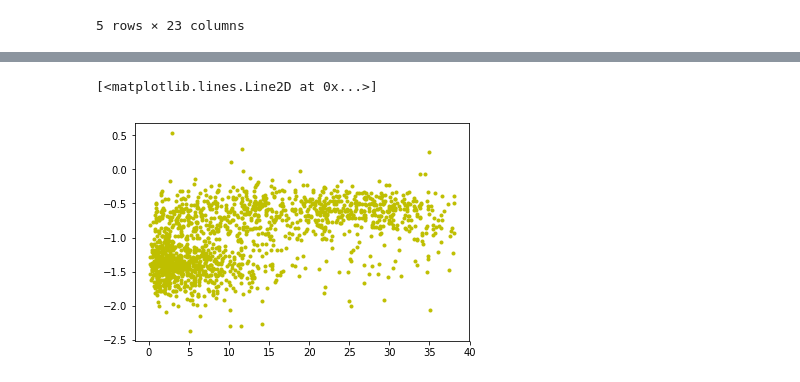
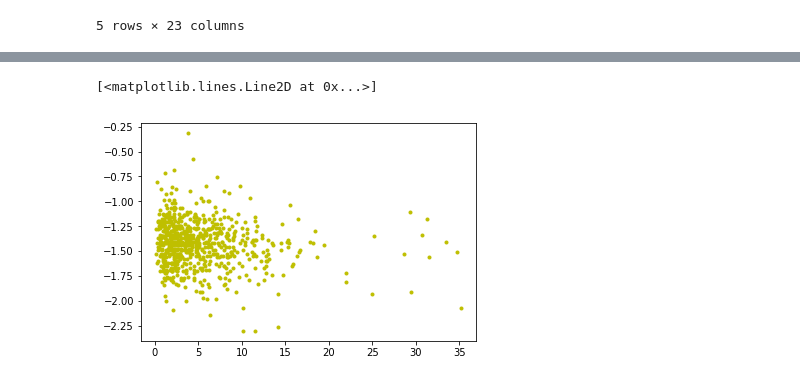
Before and after one commit to sad314159/dSph, a Jupyter notebook: dSph_intro.ipynb, the cells around one changed output, grey strips where cells are left out. Saved outputs shown, nothing was run; the diff lists cells and outputs as text; code cells hidden in the pictures.

```diff
--- a/dSph_intro.ipynb
+++ b/dSph_intro.ipynb
@@ -29,3 +28,15 @@ data.head()
 | 3 | Car-0002 | 1R | 3088.572 | 6 | 42 | 18.60 | - | 50 | 54 | 27.6 | ... | ... |
 | 4 | Car-0002 | 25R | 3411.554 | 6 | 42 | 18.60 | - | 50 | 54 | 27.6 | ... | ... |
 5 rows × 23 columns
+# %%
+#Removing Mmb<0.5, foreground stars
+for i in range(len(dataall['Mmb'])):
+    if dataall['Mmb'][i] == '     ':
+        dataall['Mmb'][i] = dataall['Mmb'][i-1]
+
+Nbad = []
+for i in range(len(dataall['Mmb'])):
+    if float(dataall['Mmb'][i]) < 0.5:
+        Nbad.append(i+1)
+
+dataall.to_csv('CarinaI.txt',sep = '\t')
@@ -32,3 +48,12 @@ data.head()
+# %%
+data = pd.read_csv("CarinaI.txt", sep = '\t', header = 0, skiprows = Nbad)
+if 'Unnamed: 0' in data.columns:
+    del data['Unnamed: 0']
+data.head()
+
+for i in range(len(data['Mmb'])):
+    if float(data['Mmb'][i]) < 0.5:
+        print("error: foreground star" + " row  " + str(i))
 # %%
 #plotting V,V-I
 import pylab
@@ -50,35 +75,44 @@ Fehcg97 = []
 for i in range(len(data['SigMg'])):
     try:
         z = float(data['SigMg'][i])
-        Fehzw84.append(float(round(1.93*z - 2.34,2)))
-        Fehcg97.append(float(round(1.76 *z - 2.11,2)))
+        #Fehzw84.append(float(round(1.93*z - 2.34,2)))
+        #Fehcg97.append(float(round(1.76 *z - 2.11,2)))
+        Fehzw84.append(float(1.93*z - 2.34))
+        Fehcg97.append(float(1.76 *z - 2.11))
     except:
         Fehzw84.append(None)
         Fehcg97.append(None)
 # %%
 #Calculating <V>
 Vmed = []
+import math
 w = data['e_HV'][0]**(-2)
 wV = data['e_HV'][0]**(-2) * data['HV'][0]
-
+target = []
+dist2 = []
 for i in range(len(data['HV'])-1):
     if data['Target'][i] == data['Target'][i+1]:
         w += data['e_HV'][i+1]**(-2)
         wV += data['e_HV'][i+1]**(-2) * data['HV'][i+1]
     else:
+        target.append(data['Target'][i])
+        distt2 = math.cos( ((data['DEd'][i]-50)*60+ (data['DEm'][i]-57) + (data['DEs'][i]-58)/60) * math.pi/180/60)* math.cos(((data['RAh'][i]-6)*60 + (data['RAm'][i]-41) + (data['RAs'][i]-36.7)/60)* math.pi/180/60)
+        dist2.append(math.acos(distt2)*60*180/math.pi)
+
         Vmed.append(wV/w)
         w = data['e_HV'][i+1]**(-2)
         wV = data['e_HV'][i+1]**(-2) * data['HV'][i+1]
 # %%
 #plotting Fe/H ...dist
+#dodyvytys
+
 dist = [] #arcmin
 for i in range(len(data['DEd'])):
-    distt = (((data['DEd'][i]-50)*60 + (data['DEm'][i]-57) + (data['DEs'][i]-58)/60)**2 +
-             ((data['RAh'][i]-6)*60 + (data['RAm'][i]-41) + (data['RAs'][i]-36.7)/60)**2)**0.5
+    distt = math.cos( ((data['DEd'][i]-50)*60+ (data['DEm'][i]-57) + (data['DEs'][i]-58)/60) * math.pi/180/60)* math.cos(((data['RAh'][i]-6)*60 + (data['RAm'][i]-41) + (data['RAs'][i]-36.7)/60)* math.pi/180/60)
         #Carina center coordinates ICRS coord. (ep=J2000) 06 41 36.7 -50 57 58
-    dist.append(distt)
+    dist.append(math.acos(distt)*60*180/math.pi)
 
 pylab.plot(dist, Fehcg97, '.y' )
 # %% [output]
 [<matplotlib.lines.Line2D at 0x...>]
-[figure, old version]
+[figure, new version]
```
Also changed, not shown: parts of 7 cells of this notebook.
